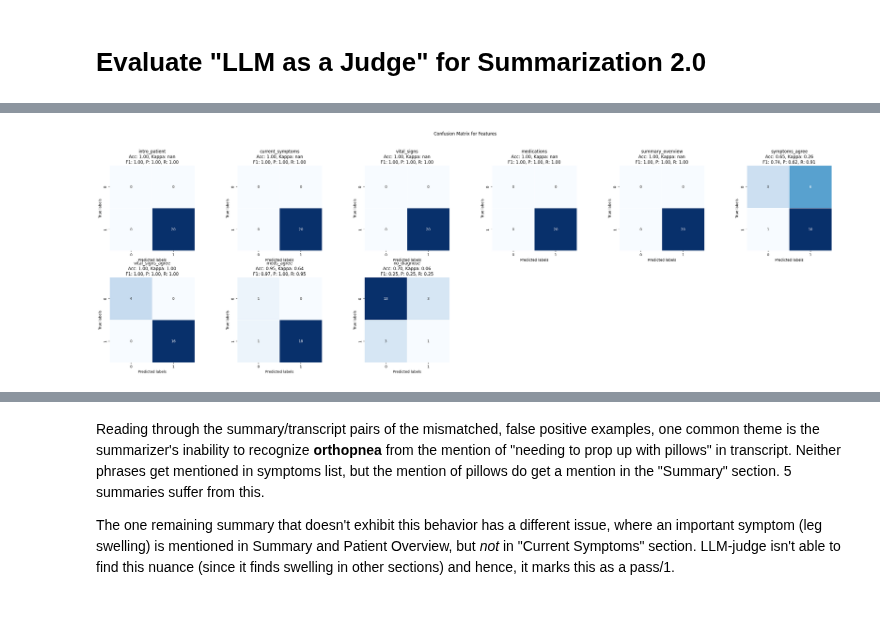
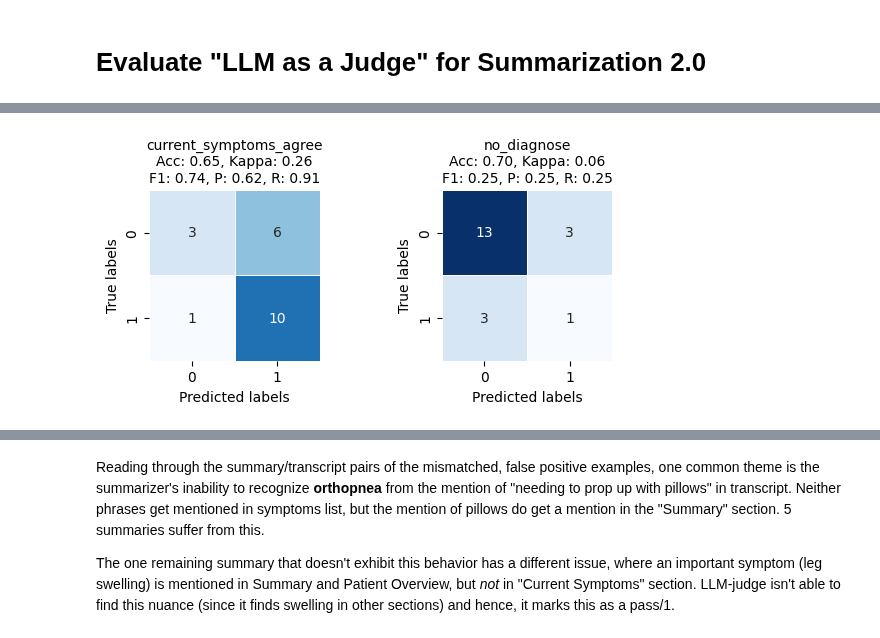
Before and after one commit to recoverycompanion/reco, a Jupyter notebook: reco_analysis/notebooks/judge/2.0_eval_llm_judge_summarization.ipynb, the cells around one changed output, grey strips where cells are left out. Drawn from its saved outputs; the diff is of its cells as text; code cells hidden in the pictures; blank space fills up the shorter version.

Commit message:
update graphs for presentation

```diff
--- a/reco_analysis/notebooks/judge/2.0_eval_llm_judge_summarization.ipynb
+++ b/reco_analysis/notebooks/judge/2.0_eval_llm_judge_summarization.ipynb
@@ -62,8 +88,8 @@ meds_agree [1 0]
 no_diagnose [1 0]
 # %%
 question_categories = {
-    "report_content": ["intro_patient", "current_symptoms", "vital_signs", "medications", "summary_overview"],
-    "report_accuracy": ["symptoms_agree", "vital_signs_agree", "meds_agree"],
+    "report_content": ["intro_patient_present", "current_symptoms_present", "vital_signs_present", "medications_present", "summary_overview_present"],
+    "report_accuracy": ["current_symptoms_agree", "vital_signs_agree", "medications_agree"],
     "report_quality": ["no_diagnose"],
 }
 
@@ -87,87 +113,57 @@ def calculate_metrics(data_true: pd.DataFrame, data_pred: pd.DataFrame, columns:
             'accuracy': accuracy,
             'kappa': kappa,
             'precision': precision,
             'recall': recall,
             'f1': f1
         }
     return metrics
 
 
-def plot_confusion_matrices(metrics, nrows, ncols, main_title='Confusion Matrices'):
-    fig, axes = plt.subplots(nrows=nrows, ncols=ncols, figsize=(5 * ncols, 5 * nrows))
-    plt.suptitle(main_title)
+def plot_confusion_matrices(metrics, nrows: int, ncols: int, main_title='Confusion Matrices'):
+    # figure out the color scale first
+    max_val = max([np.array(v['conf_matrix']).max() for v in metrics.values()])
+    min_val = min([np.array(v['conf_matrix']).min() for v in metrics.values()])
+
+    size = 3
+    fig, axes = plt.subplots(nrows=nrows, ncols=ncols, figsize=(size * ncols, size * nrows))
+    # plt.suptitle(main_title)
     axes = axes.flatten()
 
     for i, (col, data) in enumerate(metrics.items()):
         sns.heatmap(
             data['conf_matrix'],
-            annot=True, fmt="d", linewidths=.5, square=True, cmap='Blues', ax=axes[i], cbar=False
+            annot=True, fmt="d", linewidths=.5, square=True, cmap='Blues', ax=axes[i], cbar=False,
+            vmin=min_val, vmax=max_val
         )
         axes[i].set_xlabel('Predicted labels')
         axes[i].set_ylabel('True labels')
-        axes[i].set_title(f'{col}\nAcc: {data["accuracy"]:.2f}, Kappa: {data["kappa"]:.2f}\nF1: {data["f1"]:.2f}, P: {data["precision"]:.2f}, R: {data["recall"]:.2f}')
+        axes[i].set_title(
+            f'{col}\nAcc: {data["accuracy"]:.2f}, Kappa: {data["kappa"]:.2f}\nF1: {data["f1"]:.2f}, P: {data["precision"]:.2f}, R: {data["recall"]:.2f}',
+            fontsize=10,
+        )
 
     # Hide any unused axes if there are any
     for j in range(i + 1, len(axes)):
         axes[j].axis('off')
 
     plt.tight_layout(rect=[0, 0.03, 1, 0.95])
     return fig, axes
 
 # Example usage
 metrics = calculate_metrics(human_data, llm_data, feature_columns)
-columns_per_row = 6
-nrows = len(feature_columns) // columns_per_row + 1
+# metrics_to_display = list(metrics.keys())  # all
+metrics_to_display = ['current_symptoms_agree', "no_diagnose"]  # select ones
+columns_per_row = 2
+nrows = math.ceil(len(metrics_to_display) / columns_per_row)
 ncols = columns_per_row
-fig, axes = plot_confusion_matrices(metrics, nrows, ncols, main_title='Confusion Matrix for Features')
+
+fig, axes = plot_confusion_matrices(
+    {k: v for k, v in metrics.items() if k in metrics_to_display},
+    nrows, ncols, main_title='Confusion Matrix for Features',
+)
 plt.show()
-
-
-# def plot_confusion_matrix(data_true, data_pred, columns, nrows, ncols, main_title='Confusion matrices'):
-#     fig, axes = plt.subplots(nrows=nrows, ncols=ncols, figsize=(5 * ncols, 5 * nrows))
-#     plt.title(main_title)
-#     axes = axes.flatten()
-
-#     for i, col in enumerate(columns):
-#         # cm = confusion_matrix(data_true[col], data_pred[col])
-#         tp = np.sum((data_true[col] == 1) & (data_pred[col] == 1))
-#         tn = np.sum((data_true[col] == 0) & (data_pred[col] == 0))
-#         fp = np.sum((data_true[col] == 0) & (data_pred[col] == 1))
-#         fn = np.sum((data_true[col] == 1) & (data_pred[col] == 0))
-#         accuracy = accuracy_score(data_true[col], data_pred[col])
-#         kappa = cohen_kappa_score(data_true[col], data_pred[col])
-#         precision = precision_score(data_true[col], data_pred[col])
-#         recall = recall_score(data_true[col], data_pred[col])
-#         f1 = f1_score(data_true[col], data_pred[col])
-
-#         sns.heatmap(
-#             [[tn, fp], [fn, tp]],
-#             annot=True, fmt="d", linewidths=.5, square=True, cmap='Blues', ax=axes[i], cbar=False,
-#         )
-#         axes[i].set_xlabel('Predicted labels');
-#         axes[i].set_ylabel('True labels');
-#         axes[i].set_title(f'{col}\nAcc: {accuracy:.2f}, Kappa: {kappa:.2f}\nF1: {f1:.2f}, P: {precision:.2f}, R: {recall:.2f}');
-
-#     # Hide any unused axes if there are any
-#     for j in range(i + 1, len(axes)):
-#         axes[j].axis('off')
-
-#     plt.tight_layout();
-
-#     return fig, axes
-
-# # Example usage for a specific column
-# columns_per_row = 6
-# fig, axes = plot_confusion_matrix(
-#     human_data_renamed,
-#     llm_data_renamed,
-#     [c for c in llm_data_renamed.columns if c in feature_columns],
-#     len(feature_columns) // columns_per_row + 1,
-#     columns_per_row,
-#     main_title=f'Confusion Matrix for LLM vs Human Judge: {llm_judge_file}'
-# )
 # %% [output]
-[figure, old version]
+[figure, new version]
 # %%
 # find out which summaries (transcript_number) are not matching.
 # Input: two dataframes (pred, true), the column to compare
```
Also changed, not shown: parts of 6 cells of this notebook, 3 other files.
